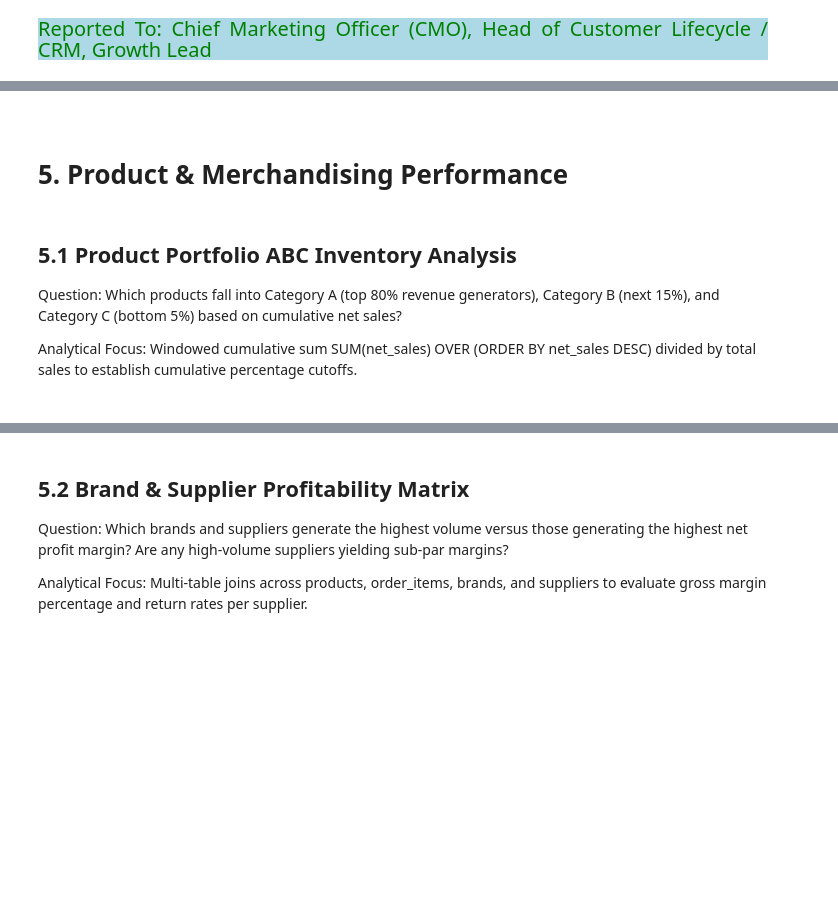
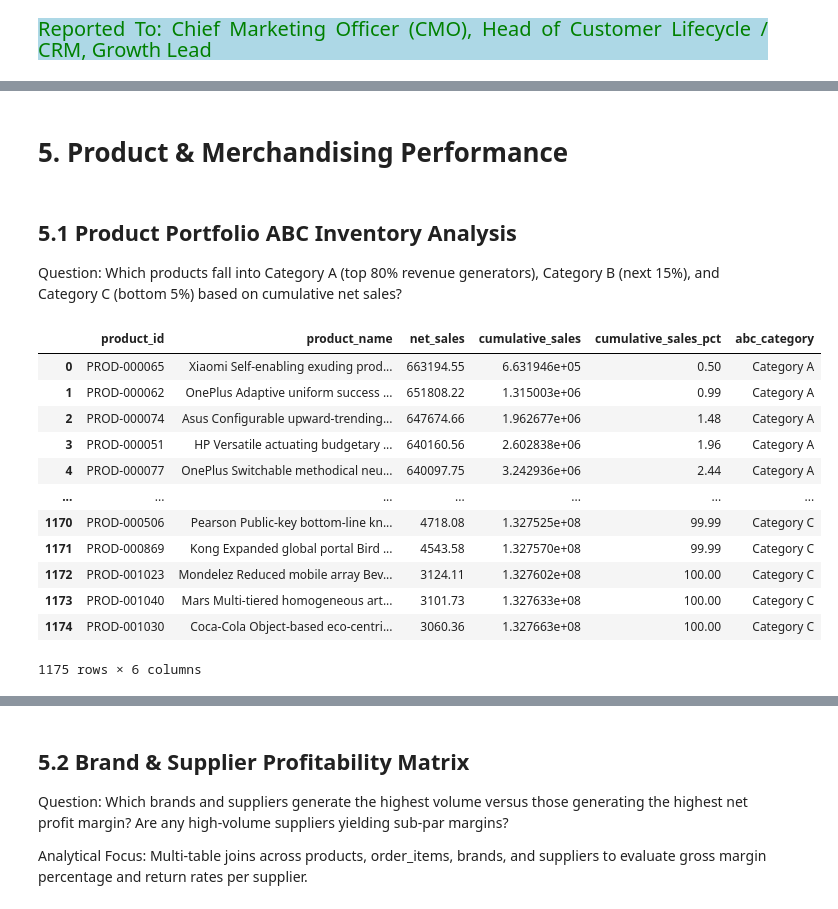
Before and after one commit to Kartika-Nidhi/E-Commerce_Analysis_SQL, a Jupyter notebook: E-commerceSalesAnalysisSQL.ipynb, the cells around one changed output, grey strips where cells are left out. Cells and saved outputs as stored; diff of their text form; code cells hidden in the pictures; blank space fills up the shorter version.

Commit message:
Product analysis 1/2 completed

```diff
--- a/E-commerceSalesAnalysisSQL.ipynb
+++ b/E-commerceSalesAnalysisSQL.ipynb
@@ -1105,15 +1103,76 @@ plt.show()
 Reported To: Chief Marketing Officer (CMO), Head of Customer Lifecycle / CRM, Growth Lead
 # %% [markdown]
 <div>
-# %% [markdown]
-<div>
 # %% [markdown]
 # 5. Product & Merchandising Performance
 # %% [markdown]
 ## 5.1 Product Portfolio ABC Inventory Analysis
 
 Question: Which products fall into Category A (top 80% revenue generators), Category B (next 15%), and Category C (bottom 5%) based on cumulative net sales?
-
-Analytical Focus: Windowed cumulative sum SUM(net_sales) OVER (ORDER BY net_sales DESC) divided by total sales to establish cumulative percentage cutoffs.
-# %% [markdown]
-<div>
+# %%
+query = """
+WITH product_sales AS (
+    SELECT
+        pro.product_id,
+        pro.product_name,
+        SUM(
+            ((ori.quantity * ori.unit_price) - COALESCE(ori.discount_amount, 0)) *
+            CASE UPPER(ord.currency)
+                WHEN 'USD' THEN 1.0
+                WHEN 'EUR' THEN 1.08
+                WHEN 'GBP' THEN 1.28
+                WHEN 'CAD' THEN 0.74
+                WHEN 'AUD' THEN 0.66
+                WHEN 'AED' THEN 0.272
+                WHEN 'INR' THEN 0.012
+                ELSE 1.0
+            END
+        ) AS net_sales
+    FROM order_items AS ori
+    JOIN orders AS ord
+        ON ori.order_id = ord.order_id
+    JOIN products AS pro
+        ON ori.product_id = pro.product_id
+    WHERE ord.order_status = 'Completed'
+    GROUP BY pro.product_id, pro.product_name
+),
+product_sales_with_totals AS (
+    SELECT
+        product_id,
+        product_name,
+        net_sales,
+        SUM(net_sales) OVER () AS total_sales,
+        SUM(net_sales) OVER (ORDER BY net_sales DESC, product_id ASC) AS cumulative_sales
+    FROM product_sales
+)
+SELECT
+    product_id,
+    product_name,
+    ROUND(net_sales, 2) AS net_sales,
+    ROUND(cumulative_sales, 2) AS cumulative_sales,
+    ROUND((cumulative_sales * 100.0) / total_sales, 2) AS cumulative_sales_pct,
+    CASE
+        WHEN (cumulative_sales * 100.0) / total_sales <= 80.0 THEN 'Category A'
+        WHEN (cumulative_sales * 100.0) / total_sales <= 95.0 THEN 'Category B'
+        ELSE 'Category C'
+    END AS abc_category
+FROM product_sales_with_totals
+ORDER BY net_sales DESC, product_id ASC;
+"""
+
+abc = pd.read_sql(query, engine)
+abc
+# %% [output]
+|  | product_id | product_name | net_sales | cumulative_sales | cumulative_sales_pct | abc_category |
+| 0 | PROD-000065 | Xiaomi Self-enabling exuding prod... | 663194.55 | 6.631946e+05 | 0.50 | Category A |
+| 1 | PROD-000062 | OnePlus Adaptive uniform success ... | 651808.22 | 1.315003e+06 | 0.99 | Category A |
+| 2 | PROD-000074 | Asus Configurable upward-trending... | 647674.66 | 1.962677e+06 | 1.48 | Category A |
+| 3 | PROD-000051 | HP Versatile actuating budgetary ... | 640160.56 | 2.602838e+06 | 1.96 | Category A |
+| 4 | PROD-000077 | OnePlus Switchable methodical neu... | 640097.75 | 3.242936e+06 | 2.44 | Category A |
+| ... | ... | ... | ... | ... | ... | ... |
+| 1170 | PROD-000506 | Pearson Public-key bottom-line kn... | 4718.08 | 1.327525e+08 | 99.99 | Category C |
+| 1171 | PROD-000869 | Kong Expanded global portal Bird ... | 4543.58 | 1.327570e+08 | 99.99 | Category C |
+| 1172 | PROD-001023 | Mondelez Reduced mobile array Bev... | 3124.11 | 1.327602e+08 | 100.00 | Category C |
+| 1173 | PROD-001040 | Mars Multi-tiered homogeneous art... | 3101.73 | 1.327633e+08 | 100.00 | Category C |
+| 1174 | PROD-001030 | Coca-Cola Object-based eco-centri... | 3060.36 | 1.327663e+08 | 100.00 | Category C |
+1175 rows × 6 columns
```
Also changed, not shown: parts of 4 cells of this notebook.
